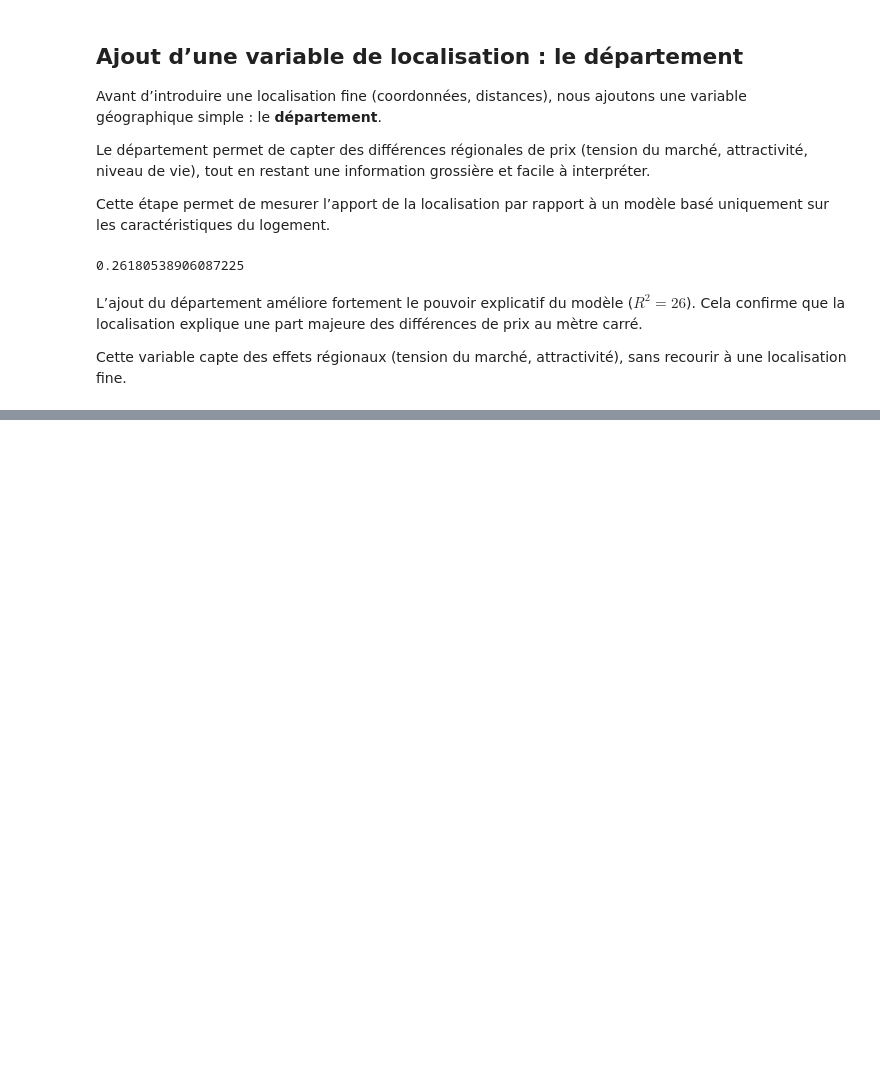
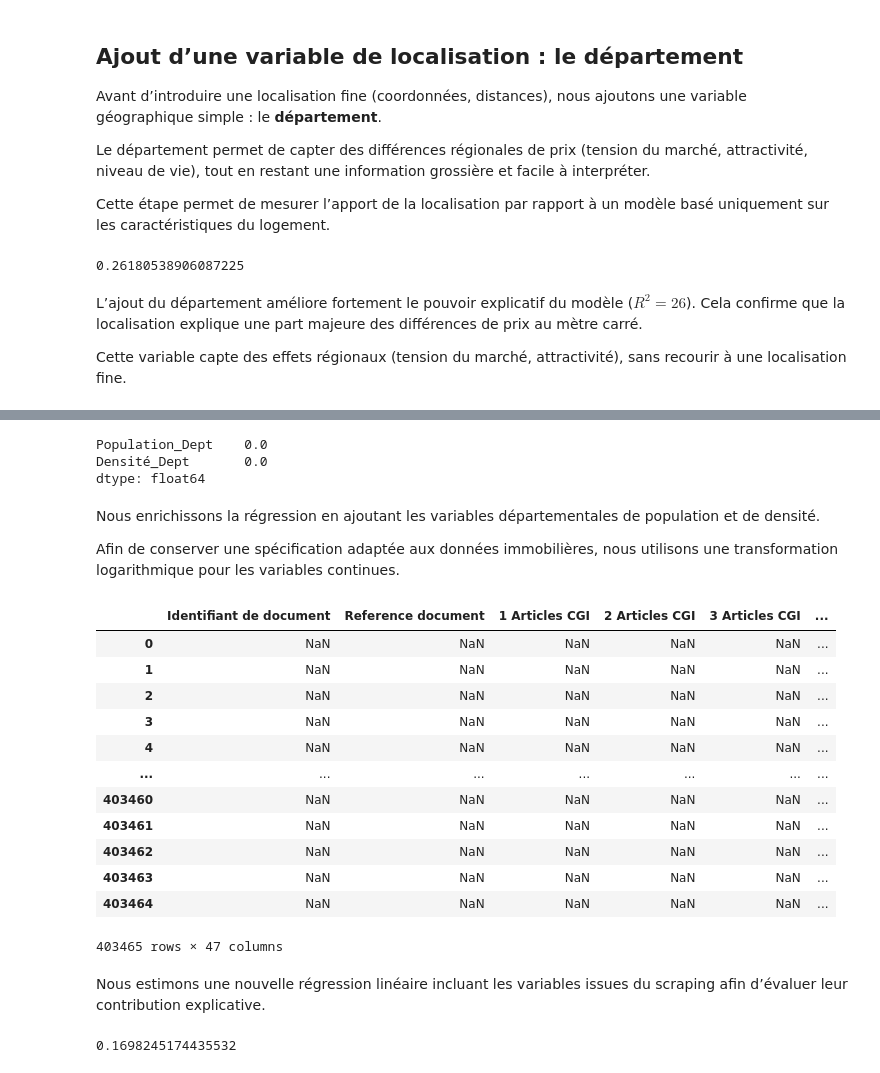
Before and after one commit to constantinsimon/Projet-Python-2A-ENSAE, a Jupyter notebook: main V2.ipynb, the cells around one changed output, grey strips where cells are left out. Drawn from its saved outputs; the diff is of its cells as text; code cells hidden in the pictures; blank space fills up the shorter version.

Commit message:
suite des régressions linéaires + jointure database avec dpts + random forest

```diff
--- a/main V2.ipynb
+++ b/main V2.ipynb
@@ -11,7 +11,7 @@ import numpy as np
 
 
 # Chemin vers le fichier DVF (données des transactions immobilières)
-FILE_PATH = "/home/onyxia/Projet-Python-2A-ENSAE/ValeursFoncieres-2025-S1.csv"
+FILE_PATH = "/home/onyxia/work/Projet-Python-2A-ENSAE/ValeursFoncieres-2025-S1.csv"
 
 
 # --- LECTURE DU FICHIER DVF ---
@@ -497,0 +639,44 @@ sans recourir à une localisation fine.
+# %%
+# Copie du jeu de données DVF
+df_model = df.copy()
+
+# Harmonisation des types pour la clé de jointure
+df_model["Code departement"] = df_model["Code departement"].astype(str)
+df_final["Code_Insee"] = df_final["Code_Insee"].astype(str)
+
+# Jointure avec les données issues du scraping
+df_model = df_model.merge(
+    df_final[["Code_Insee", "Population_Dept", "Densité_Dept"]],
+    left_on="Code departement",
+    right_on="Code_Insee",
+    how="left"
+)
+
+# Vérification rapide des valeurs manquantes après jointure
+df_model[["Population_Dept", "Densité_Dept"]].isna().mean()
+# %% [output]
+Population_Dept    0.0
+Densité_Dept       0.0
+dtype: float64
+# %% [markdown]
+Nous enrichissons la régression en ajoutant les variables départementales
+de population et de densité.
+
+Afin de conserver une spécification adaptée aux données immobilières,
+nous utilisons une transformation logarithmique pour les variables continues.
+# %%
+df_model
+# %% [output]
+|  | Identifiant de document | Reference document | 1 Articles CGI | 2 Articles CGI | 3 Articles CGI | ... |
+| 0 | NaN | NaN | NaN | NaN | NaN | ... |
+| 1 | NaN | NaN | NaN | NaN | NaN | ... |
+| 2 | NaN | NaN | NaN | NaN | NaN | ... |
+| 3 | NaN | NaN | NaN | NaN | NaN | ... |
+| 4 | NaN | NaN | NaN | NaN | NaN | ... |
+| ... | ... | ... | ... | ... | ... | ... |
+| 403460 | NaN | NaN | NaN | NaN | NaN | ... |
+| 403461 | NaN | NaN | NaN | NaN | NaN | ... |
+| 403462 | NaN | NaN | NaN | NaN | NaN | ... |
+| 403463 | NaN | NaN | NaN | NaN | NaN | ... |
+| 403464 | NaN | NaN | NaN | NaN | NaN | ... |
+403465 rows × 47 columns
@@ -497,0 +705,22 @@ sans recourir à une localisation fine.
+# %% [markdown]
+Nous estimons une nouvelle régression linéaire incluant les variables
+issues du scraping afin d’évaluer leur contribution explicative.
+# %%
+from sklearn.model_selection import train_test_split
+from sklearn.linear_model import LinearRegression
+from sklearn.metrics import r2_score
+
+# Séparation train / test
+X_train, X_test, y_train, y_test = train_test_split(
+    X, y, test_size=0.2, random_state=42
+)
+
+# Entraînement du modèle
+model = LinearRegression()
+model.fit(X_train, y_train)
+
+# Évaluation du modèle
+r2_scrap = r2_score(y_test, model.predict(X_test))
+r2_scrap
+# %% [output]
+0.1698245174435532
```
Also changed, not shown: parts of 11 cells of this notebook, 2 other files.
